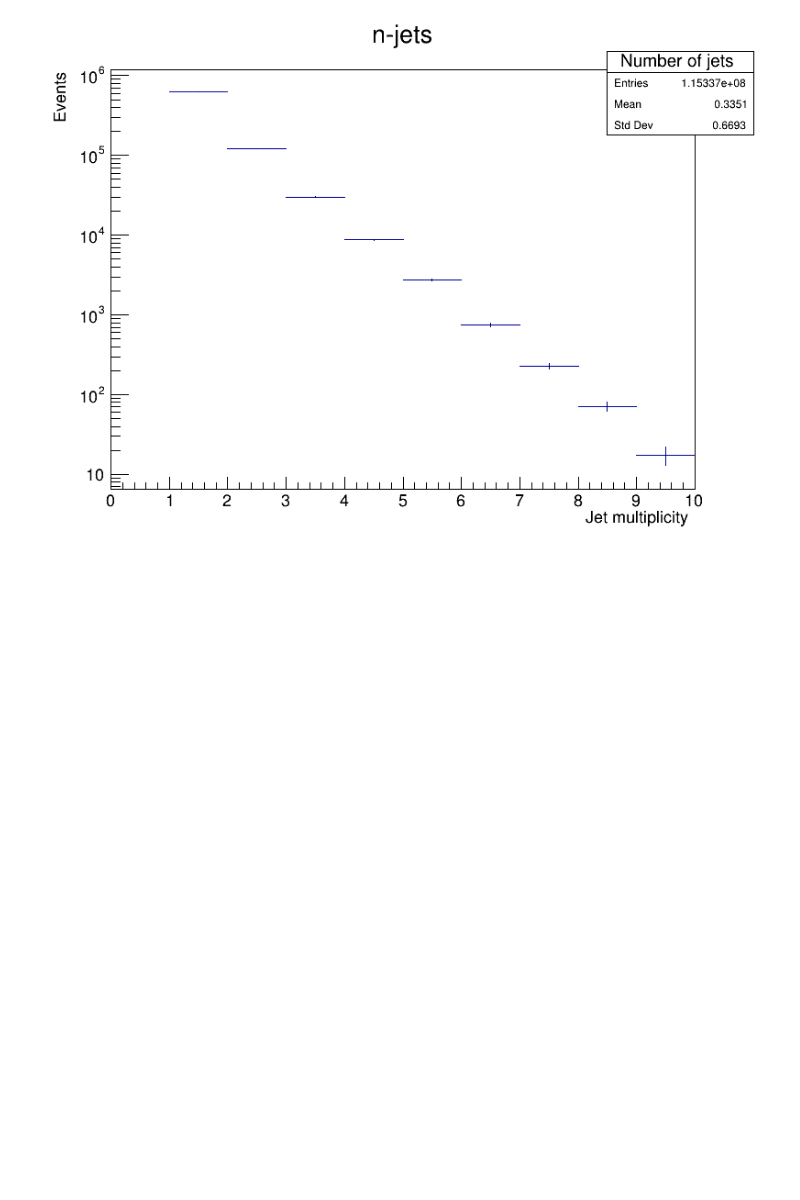
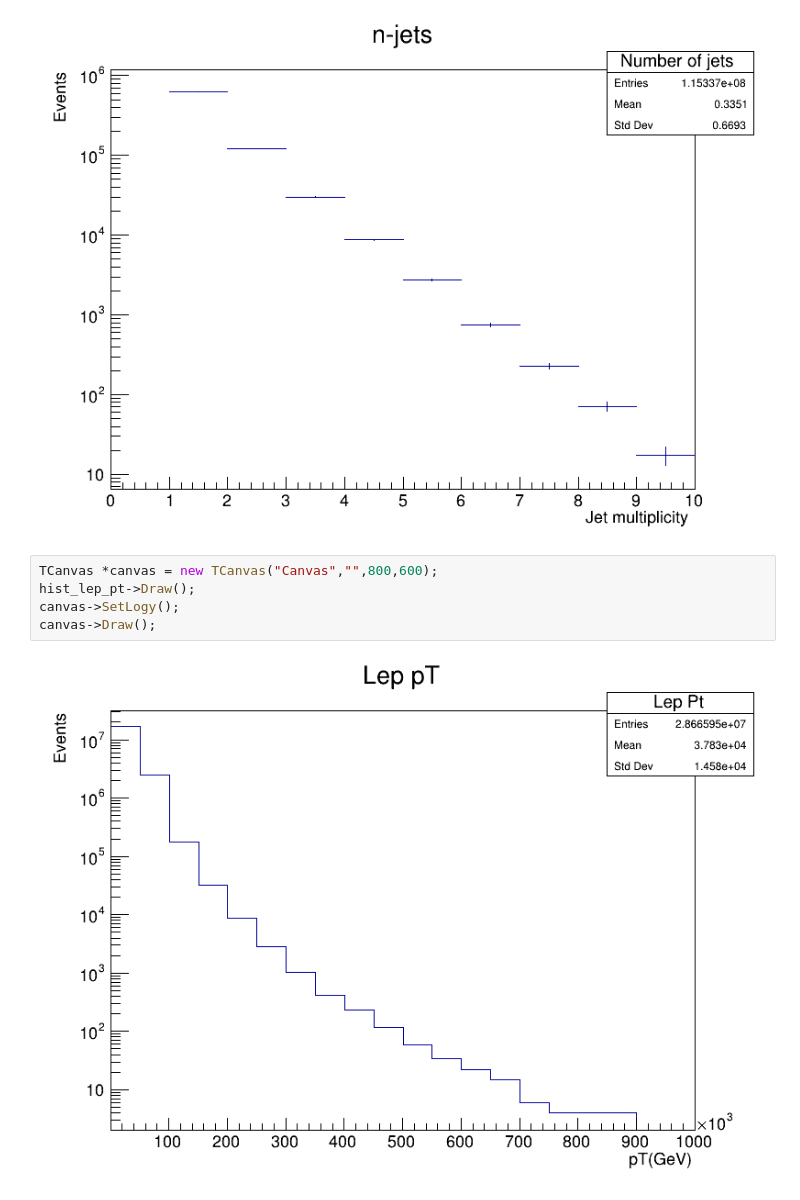
Before and after one commit to jdvillamils/TTBar, a Jupyter notebook: TTBar.ipynb, the cells around one changed output. Saved outputs shown, nothing was run; the diff lists cells and outputs as text; blank space fills up the shorter version.

```diff
--- a/TTBar.ipynb
+++ b/TTBar.ipynb
@@ -222,3 +254,10 @@ hist_njets->Draw();
 canvas->Draw();
 # %% [output]
 [figure]
+# %%
+TCanvas *canvas = new TCanvas("Canvas","",800,600);
+hist_lep_pt->Draw();
+canvas->SetLogy();
+canvas->Draw();
+# %% [output]
+[figure, added]
```
Also changed, not shown: parts of 14 cells of this notebook.
